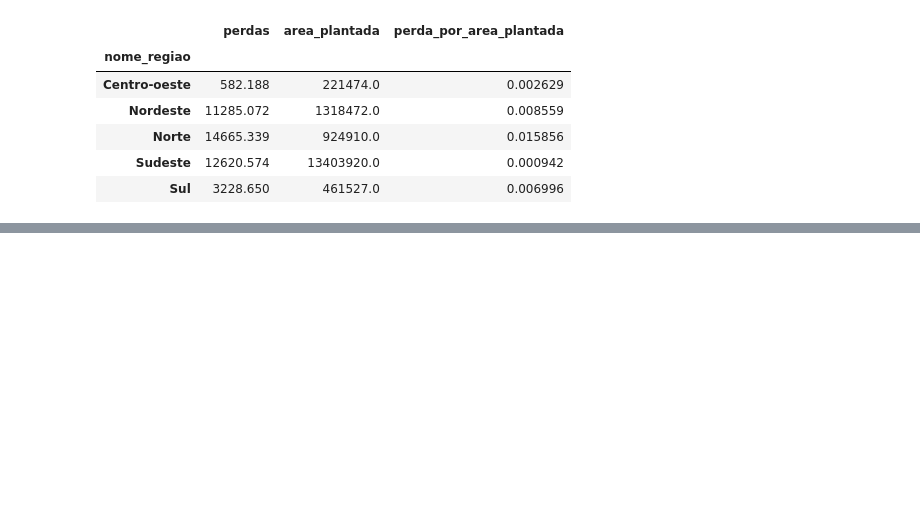
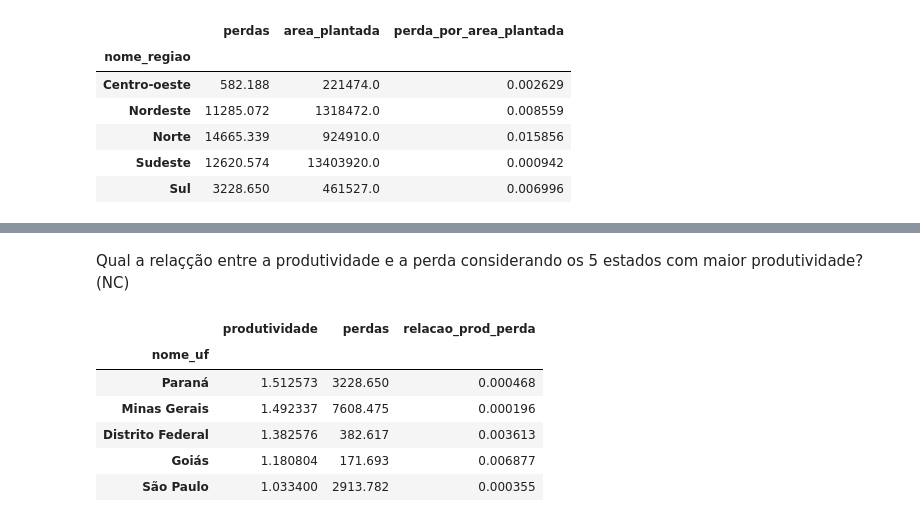
Before and after one commit to hn5003162/Analise_Exploratoria_de_Dados, a Jupyter notebook: Projeto_Aplicado_I_Análise_Exploratória_de_Dados_versao_final_etapa2.ipynb, the cells around one changed output, grey strips where cells are left out. Cells and saved outputs as stored; diff of their text form; code cells hidden in the pictures; blank space fills up the shorter version.

```diff
--- a/Projeto_Aplicado_I_Análise_Exploratória_de_Dados_versao_final_etapa2.ipynb
+++ b/Projeto_Aplicado_I_Análise_Exploratória_de_Dados_versao_final_etapa2.ipynb
@@ -287,0 +184,20 @@ Sul         :  0.00700
+# %% [markdown]
+Qual a relaçção entre a produtividade e a perda considerando os 5 estados com maior produtividade? (NC)
+# %%
+# Calculo da produtividade
+base['produtividade'] = base['producao_cafe'] / base['area_colhida']
+# Agrupamento por estado e calculo da média da produtividade e a soma das perdas
+base_prod_perda = base.groupby(['nome_uf'])[['produtividade', 'perdas']].agg({'produtividade':'mean', 'perdas':'sum'})
+# Ordenamento dos estados pela produtividade em ordem decrescente e selecionando os 5 primeiros
+top_5_estados = base_prod_perda.nlargest(5, 'produtividade')
+# Relação entre produtividade e perda
+top_5_estados['relacao_prod_perda'] = top_5_estados['produtividade'] / top_5_estados['perdas']
+display(top_5_estados)
+# %% [output]
+|  | produtividade | perdas | relacao_prod_perda |
+| nome_uf |  |  |  |
+| Paraná | 1.512573 | 3228.650 | 0.000468 |
+| Minas Gerais | 1.492337 | 7608.475 | 0.000196 |
+| Distrito Federal | 1.382576 | 382.617 | 0.003613 |
+| Goiás | 1.180804 | 171.693 | 0.006877 |
+| São Paulo | 1.033400 | 2913.782 | 0.000355 |
```
Also changed, not shown: parts of 20 cells of this notebook.
